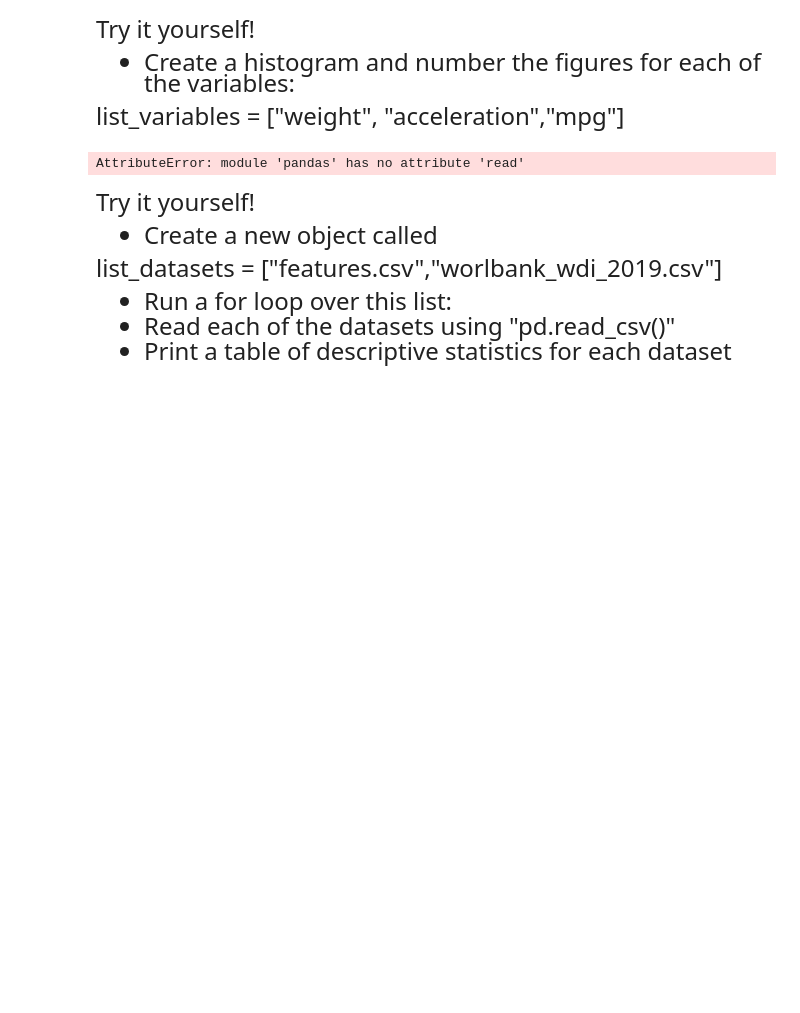
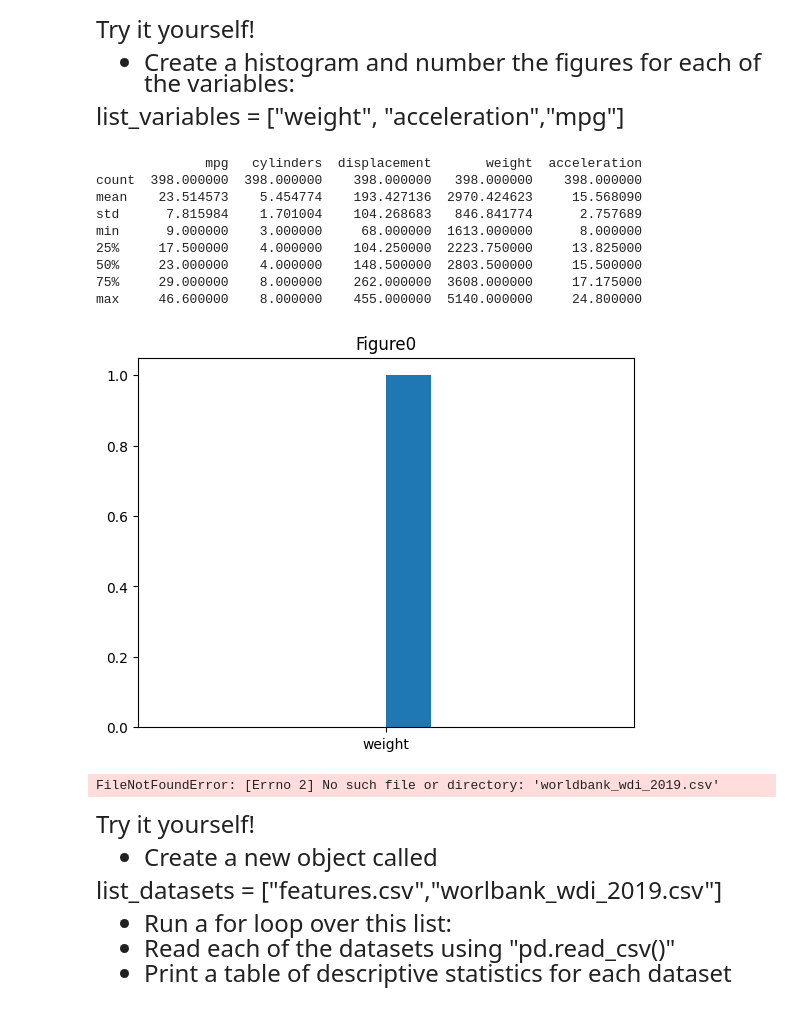
Before and after one commit to jtotheu/qtm151, a Jupyter notebook: Lecture 05/Lecture 5 (personal note).ipynb, the cells around one changed output. Cells and saved outputs as stored; diff of their text form; code cells hidden in the pictures; blank space fills up the shorter version.

```diff
--- a/Lecture 05/Lecture 5 (personal note).ipynb
+++ b/Lecture 05/Lecture 5 (personal note).ipynb
@@ -337,18 +337,28 @@ list_variables = ["weight", "acceleration","mpg"]
 # %%
 # Write down your own code:
 list_datasets = ["data/features.csv", "worldbank_wdi_2019.csv"]
 
 list_variables=["weight", "acceleration","mpg"]
-
+index = 0
 for i in list_datasets:
-    dataset = pd.read.csv()
+    dataset = pd.read_csv(i)
     print(dataset.describe())
-    plt.hist(variable_name)
+    plt.hist(x = list_variables[index])
     plt.title("Figure" + str(index))
     index = index + 1
     plt.show()
 # %% [output]
-AttributeError: module 'pandas' has no attribute 'read'
+              mpg   cylinders  displacement       weight  acceleration
+count  398.000000  398.000000    398.000000   398.000000    398.000000
+mean    23.514573    5.454774    193.427136  2970.424623     15.568090
+std      7.815984    1.701004    104.268683   846.841774      2.757689
+min      9.000000    3.000000     68.000000  1613.000000      8.000000
+25%     17.500000    4.000000    104.250000  2223.750000     13.825000
+50%     23.000000    4.000000    148.500000  2803.500000     15.500000
+75%     29.000000    8.000000    262.000000  3608.000000     17.175000
+max     46.600000    8.000000    455.000000  5140.000000     24.800000
+[figure, added]
+FileNotFoundError: [Errno 2] No such file or directory: 'worldbank_wdi_2019.csv'
 # %% [markdown]
 <font size = "5">
 
```
Also changed, not shown: parts of 1 cell of this notebook, 30 other files.
